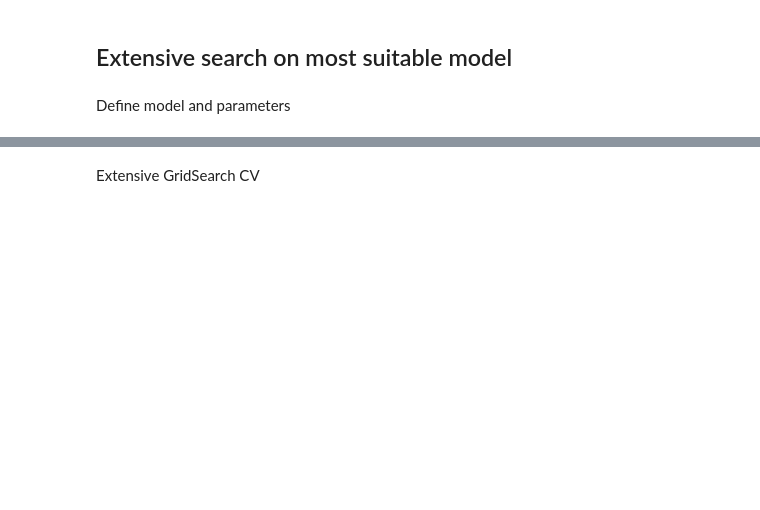
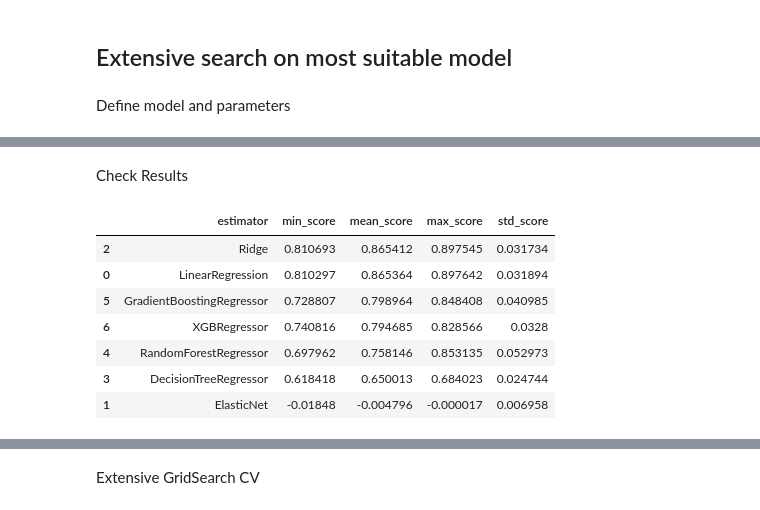
Before and after one commit to emilywade/heritage-housing, a Jupyter notebook: jupyter_notebooks/05ModellingEvaluation.ipynb, the cells around one changed output, grey strips where cells are left out. Cells and saved outputs as stored; diff of their text form; code cells hidden in the pictures; blank space fills up the shorter version.

```diff
--- a/jupyter_notebooks/05ModellingEvaluation.ipynb
+++ b/jupyter_notebooks/05ModellingEvaluation.ipynb
@@ -315,0 +554,5 @@ Define model and parameters
+# %%
+pipeline_data_cleaning_feat_eng = PipelineDataCleaningAndFeatureEngineering()
+X_train = pipeline_data_cleaning_feat_eng.fit_transform(X_train)
+X_test = pipeline_data_cleaning_feat_eng.transform(X_test)
+print(X_train.shape, y_train.shape, X_test.shape, y_test.shape)
@@ -315,0 +563,31 @@ Define model and parameters
+# %%
+from sklearn.linear_model import LinearRegression
+from sklearn.linear_model import ElasticNet
+from sklearn.linear_model import Ridge
+from sklearn.linear_model import Lasso
+from sklearn.tree import DecisionTreeRegressor
+from sklearn.ensemble import RandomForestRegressor
+from sklearn.ensemble import GradientBoostingRegressor
+from xgboost import XGBRegressor
+
+
+models_quick_search = {
+    'LinearRegression': LinearRegression(),
+    'ElasticNet': ElasticNet(random_state=0),
+    'Ridge': Ridge(random_state=0),
+    "DecisionTreeRegressor": DecisionTreeRegressor(random_state=0),
+    "RandomForestRegressor": RandomForestRegressor(random_state=0),
+    "GradientBoostingRegressor": GradientBoostingRegressor(random_state=0),
+    "XGBRegressor": XGBRegressor(random_state=0),
+}
+
+params_quick_search = {
+    'LinearRegression': {},
+    'ElasticNet': {},
+    'Ridge': {},
+    'Lasso': {},
+    "DecisionTreeRegressor": {},
+    "RandomForestRegressor": {},
+    "GradientBoostingRegressor": {},
+    "XGBRegressor": {},
+}
@@ -315,0 +596,3 @@ Define model and parameters
+# %%
+search = HyperparameterOptimizationSearch(models=models_quick_search, params=params_quick_search)
+search.fit(X_train, y_train, scoring='r2', n_jobs=-1, cv=5)
@@ -315,0 +617,14 @@ Define model and parameters
+# %% [markdown]
+Check Results
+# %%
+grid_search_summary, grid_search_pipelines = search.score_summary(sort_by='mean_score')
+grid_search_summary
+# %% [output]
+|  | estimator | min_score | mean_score | max_score | std_score |
+| 2 | Ridge | 0.810693 | 0.865412 | 0.897545 | 0.031734 |
+| 0 | LinearRegression | 0.810297 | 0.865364 | 0.897642 | 0.031894 |
+| 5 | GradientBoostingRegressor | 0.728807 | 0.798964 | 0.848408 | 0.040985 |
+| 6 | XGBRegressor | 0.740816 | 0.794685 | 0.828566 | 0.0328 |
+| 4 | RandomForestRegressor | 0.697962 | 0.758146 | 0.853135 | 0.052973 |
+| 3 | DecisionTreeRegressor | 0.618418 | 0.650013 | 0.684023 | 0.024744 |
+| 1 | ElasticNet | -0.01848 | -0.004796 | -0.000017 | 0.006958 |
```
Also changed, not shown: parts of 60 cells of this notebook.
